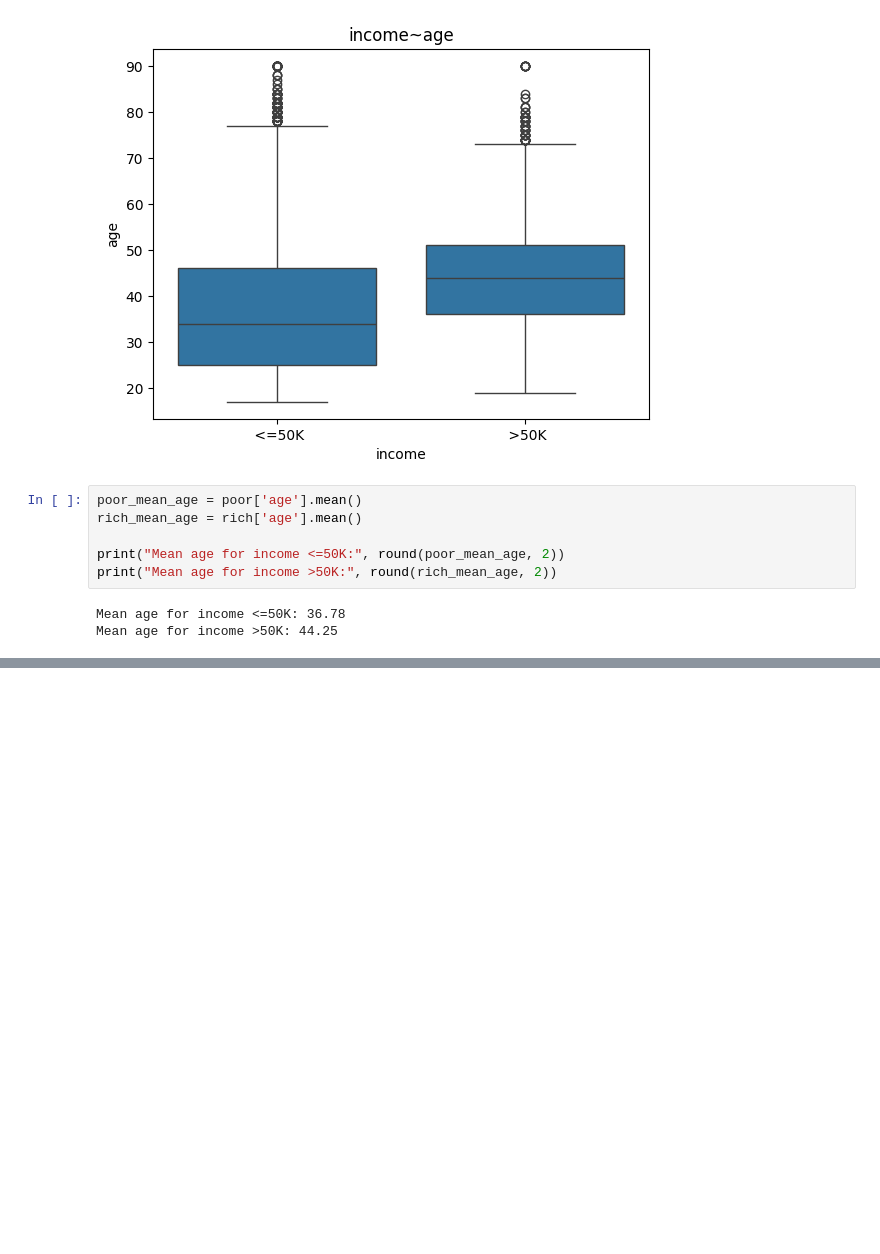
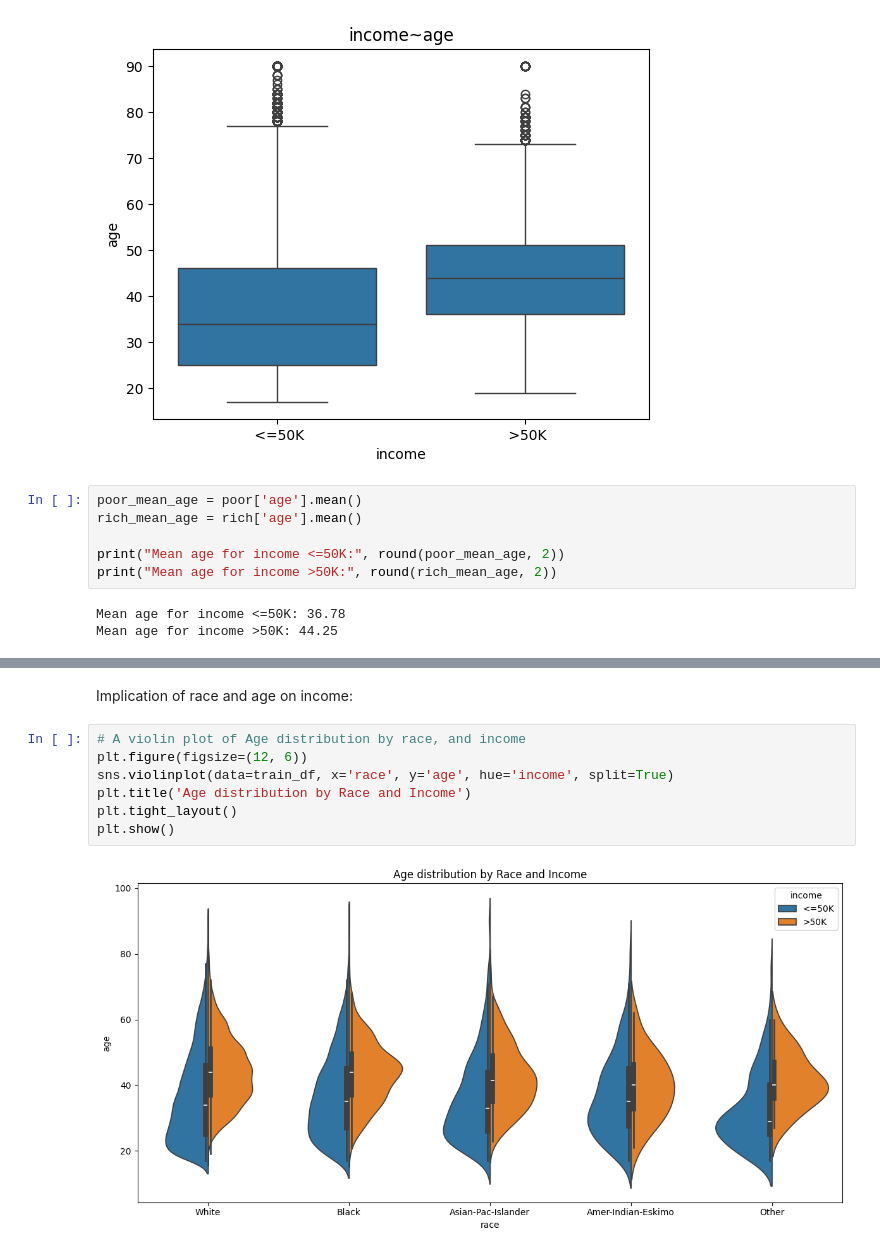
Before and after one commit to avr1/CS6140FinalProject, a Jupyter notebook: src/feature_analysis.ipynb, the cells around one changed output, grey strips where cells are left out. Drawn from its saved outputs; the diff is of its cells as text; blank space fills up the shorter version.

```diff
--- a/src/feature_analysis.ipynb
+++ b/src/feature_analysis.ipynb
@@ -90,0 +116,11 @@ Mean age for income >50K: 44.25
+# %% [markdown]
+Implication of race and age on income:
+# %%
+# A violin plot of Age distribution by race, and income
+plt.figure(figsize=(12, 6))
+sns.violinplot(data=train_df, x='race', y='age', hue='income', split=True)
+plt.title('Age distribution by Race and Income')
+plt.tight_layout()
+plt.show()
+# %% [output]
+[figure, added]
```
Also changed, not shown: parts of 2 cells of this notebook, 1 other file.
